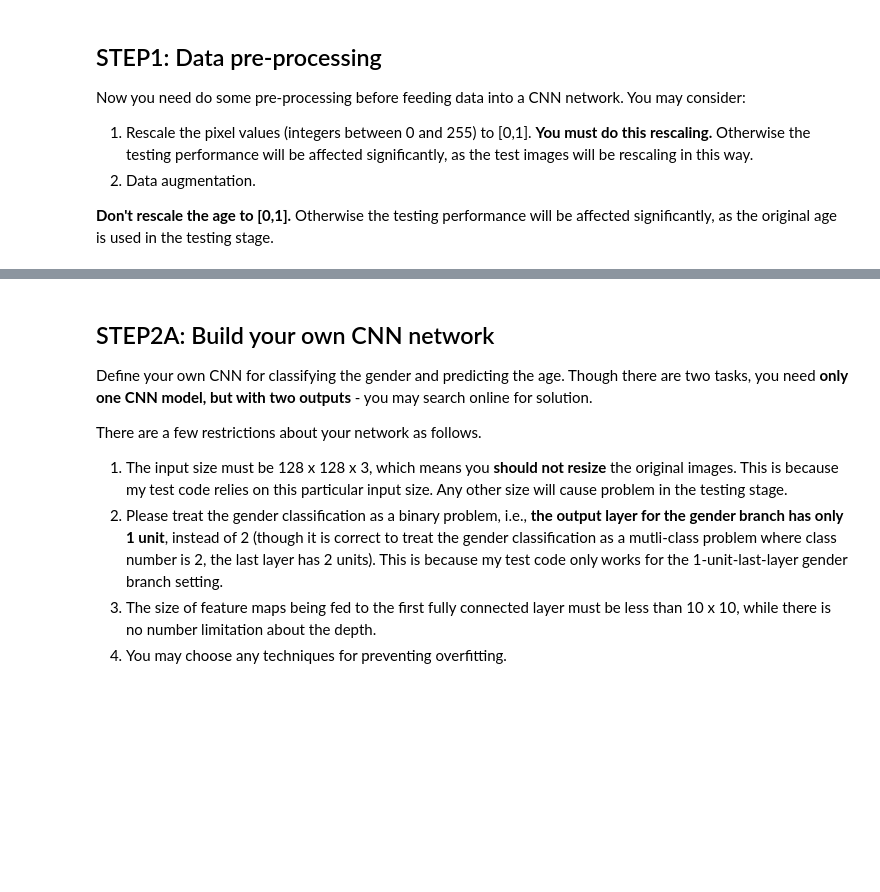
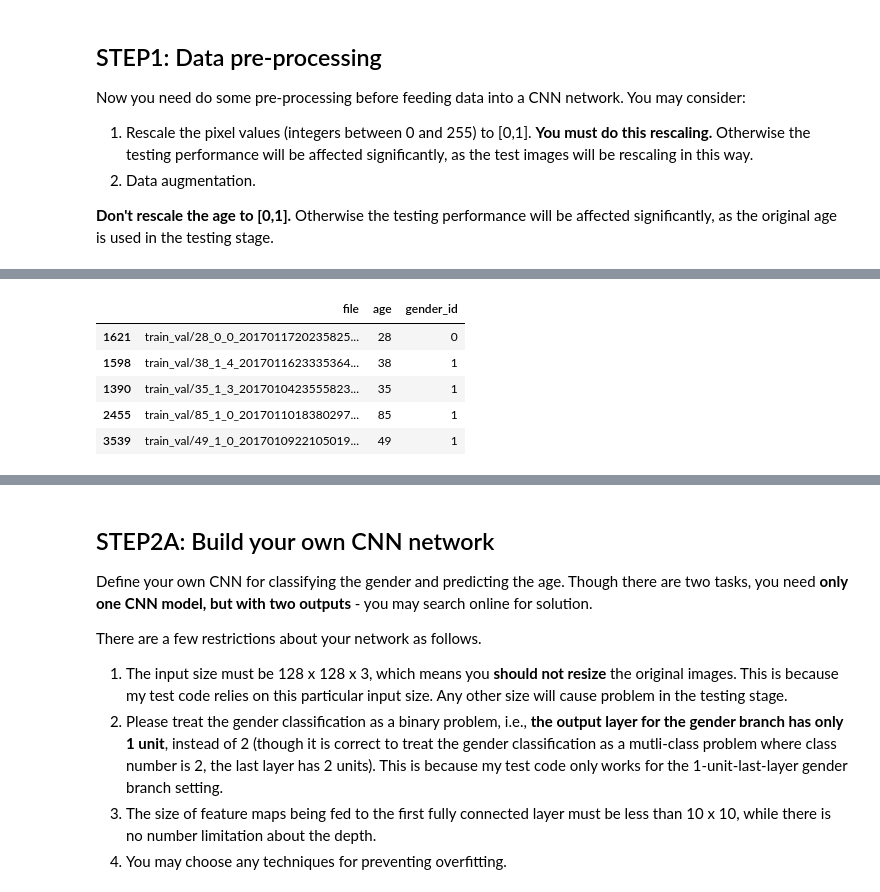
Before and after one commit to arnau01/CM50268-CW1, a Jupyter notebook: age_gender_submit.ipynb, the cells around one changed output, grey strips where cells are left out. Cells and saved outputs as stored; diff of their text form; code cells hidden in the pictures; blank space fills up the shorter version.

```diff
--- a/age_gender_submit.ipynb
+++ b/age_gender_submit.ipynb
@@ -285,0 +216,9 @@ Pixel range in batch: (0.0, 1.0)
+# %%
+df_val.tail()
+# %% [output]
+|  | file | age | gender_id |
+| 1621 | train_val/28_0_0_2017011720235825... | 28 | 0 |
+| 1598 | train_val/38_1_4_2017011623335364... | 38 | 1 |
+| 1390 | train_val/35_1_3_2017010423555823... | 35 | 1 |
+| 2455 | train_val/85_1_0_2017011018380297... | 85 | 1 |
+| 3539 | train_val/49_1_0_2017010922105019... | 49 | 1 |
```
Also changed, not shown: parts of 16 cells of this notebook, 4 other files.
